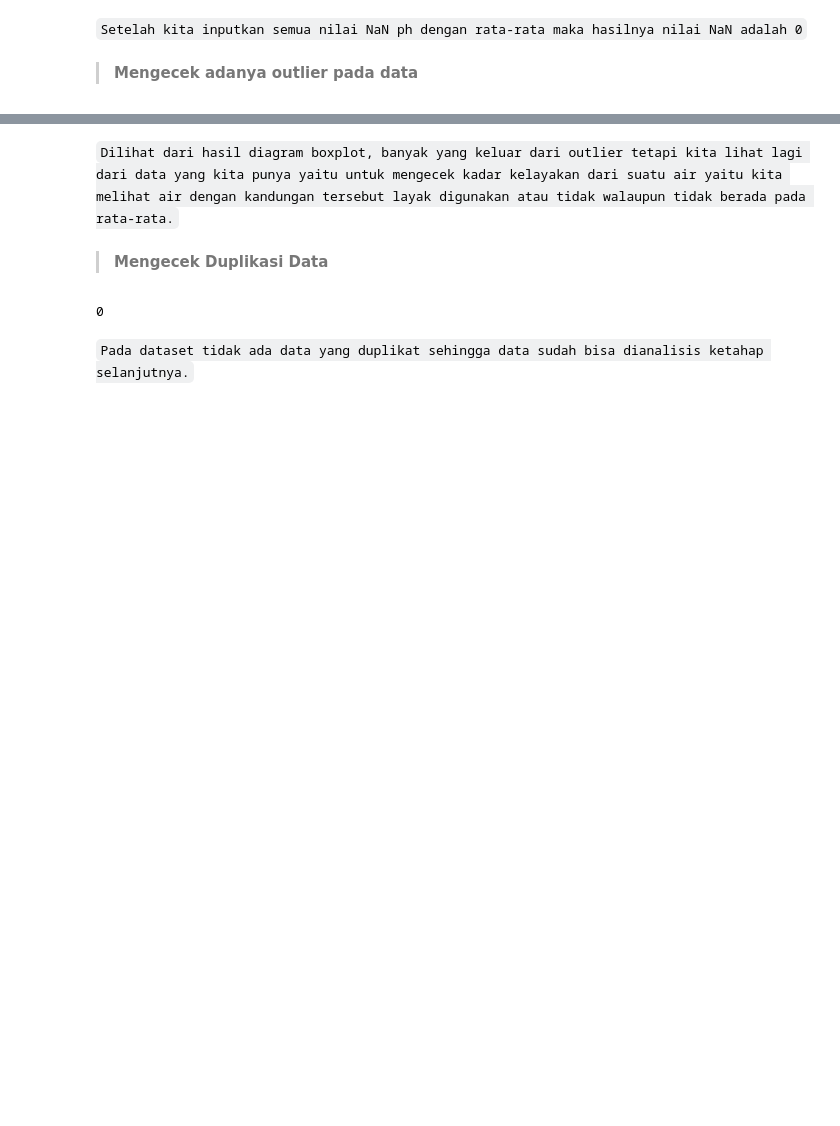
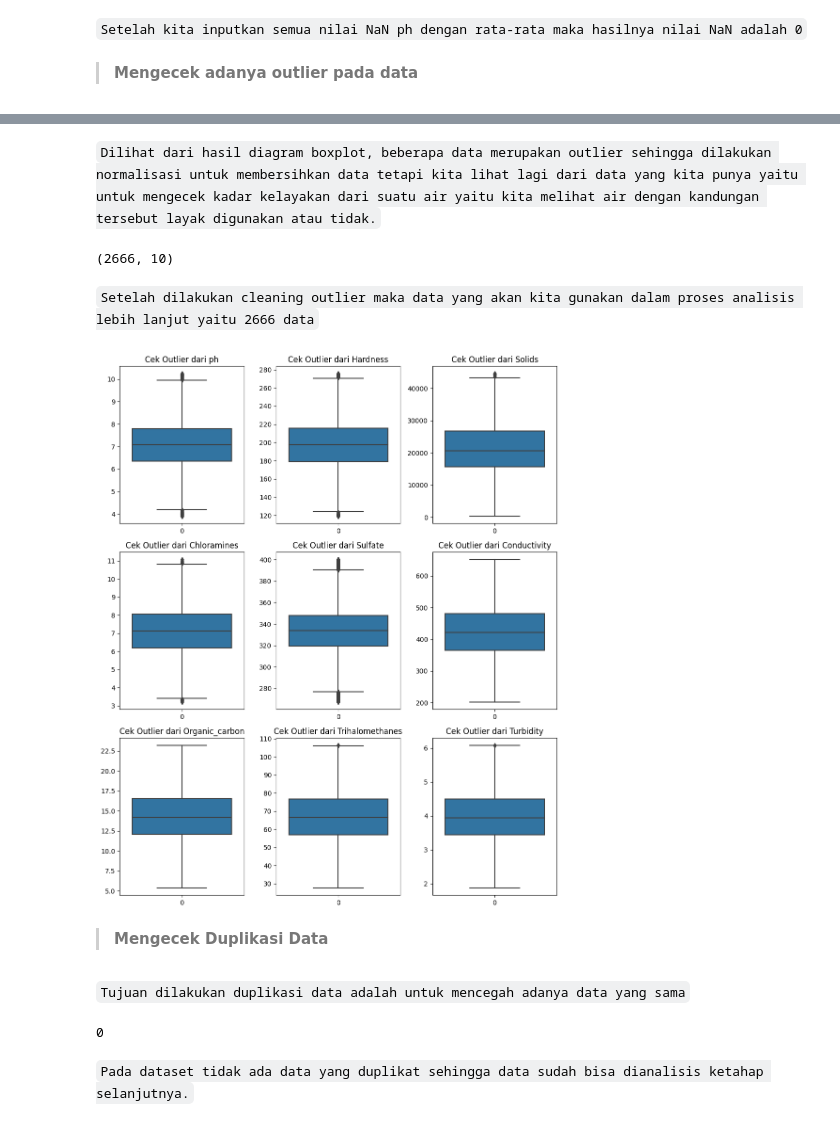
Before and after one commit to ilman79/predict_salary_Indonesia, a Jupyter notebook: Predict_salary_Indonesia.ipynb, the cells around one changed output, grey strips where cells are left out. Drawn from its saved outputs; the diff is of its cells as text; code cells hidden in the pictures; blank space fills up the shorter version.

```diff
--- a/Predict_salary_Indonesia.ipynb
+++ b/Predict_salary_Indonesia.ipynb
@@ -208,10 +154,48 @@ plt.show()
 # %% [markdown]
 
-`Dilihat dari hasil diagram boxplot, banyak yang keluar dari outlier tetapi kita lihat lagi dari data yang kita punya yaitu untuk mengecek kadar kelayakan dari suatu air yaitu kita melihat air dengan kandungan tersebut layak digunakan atau tidak walaupun tidak berada pada rata-rata.`
+`Dilihat dari hasil diagram boxplot, beberapa data merupakan outlier sehingga dilakukan normalisasi untuk membersihkan data tetapi kita lihat lagi dari data yang kita punya yaitu untuk mengecek kadar kelayakan dari suatu air yaitu kita melihat air dengan kandungan tersebut layak digunakan atau tidak.`
+# %%
+Q1 = (dataset).quantile(0.25)
+Q3 = (dataset).quantile(0.75)
+IQR = Q3 - Q1
+
+datasets=dataset[~((dataset<(Q1-1.5*IQR))|(dataset>(Q3+1.5*IQR))).any(axis=1)]
+datasets.shape
+# %% [output]
+(2666, 10)
+# %% [markdown]
+`Setelah dilakukan cleaning outlier maka data yang akan kita gunakan dalam proses analisis lebih lanjut yaitu 2666 data`
+# %%
+# Menghitung berapa banyak variabel yang akan divisualisasikan dalam satu baris
+num_columns = len(datasets.columns)-1
+
+# Menghitung berapa banyak kolom yang akan digunakan
+num_cols_per_row = 3  # Anda dapat mengganti jumlah kolom per baris sesuai keinginan
+
+# Menghitung berapa banyak baris yang diperlukan
+num_rows = int(np.ceil(num_columns / num_cols_per_row))
+
+# Membuat susunan subplots
+fig, axes = plt.subplots(num_rows, num_cols_per_row, figsize=(10, 4*num_rows))
+
+# Melooping setiap variabel dan membuat boxplot
+for i, column in enumerate(datasets.columns[:-1]):
+    row = i // num_cols_per_row
+    col = i % num_cols_per_row
+    sns.boxplot(data=datasets[column], ax=axes[row, col])
+    axes[row, col].set_title(f'Cek Outlier dari {column}')
+
+# Mengatur tata letak subplot agar rapi
+plt.tight_layout()
+plt.show()
+# %% [output]
+[figure, added]
 # %% [markdown]
 
 
 > **Mengecek Duplikasi Data**
+# %% [markdown]
+`Tujuan dilakukan duplikasi data adalah untuk mencegah adanya data yang sama`
 # %%
 dataset.duplicated().sum()
 # %% [output]
```
Also changed, not shown: parts of 30 cells of this notebook.
